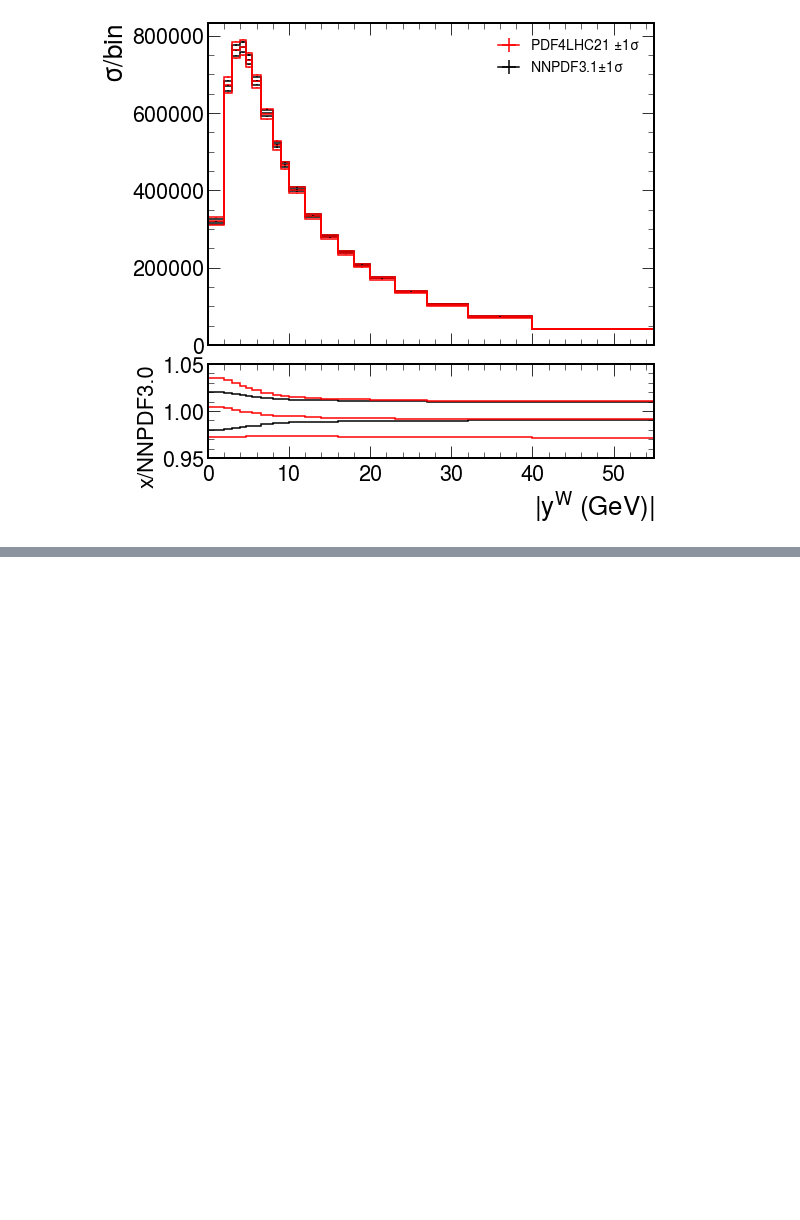
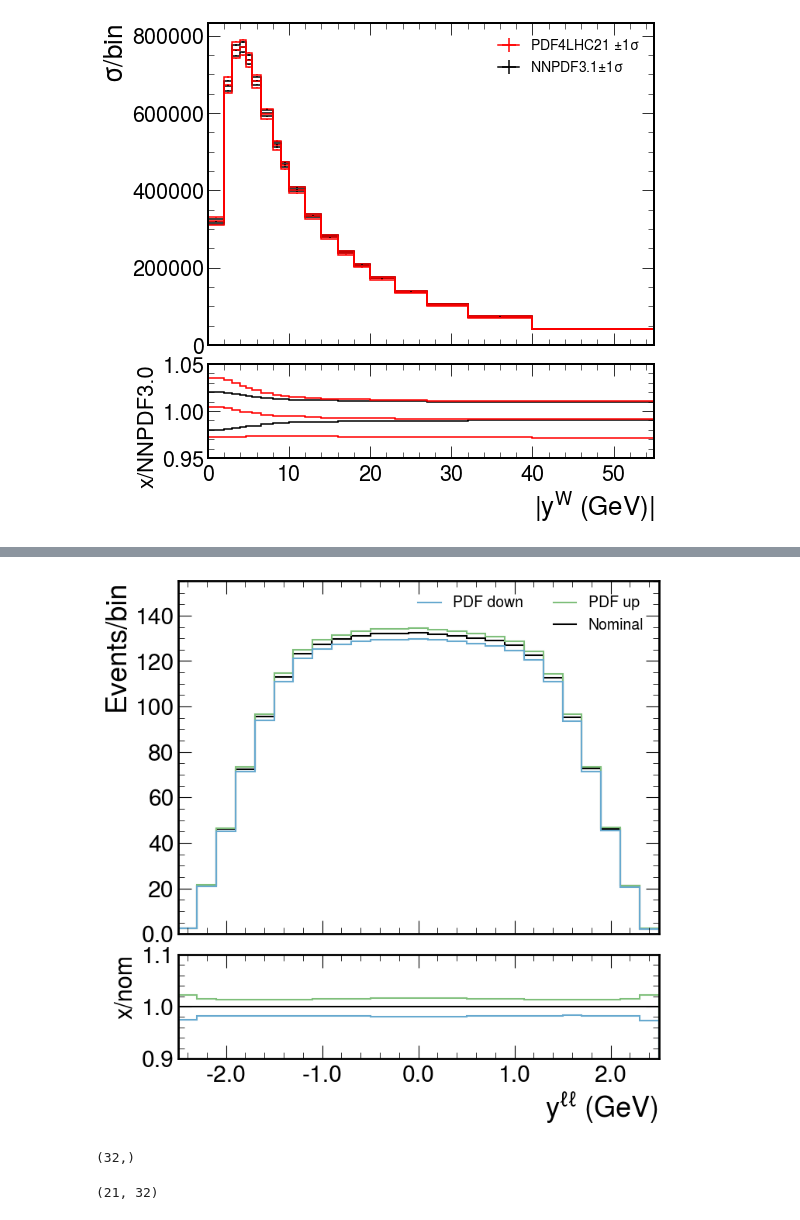
Before and after one commit to bendavid/WRemnants, a Jupyter notebook: notebooks/testPdfUnc.ipynb, the cells around one changed output, grey strips where cells are left out. Saved outputs shown, nothing was run; the diff lists cells and outputs as text; code cells hidden in the pictures; blank space fills up the shorter version.

```diff
--- a/notebooks/testPdfUnc.ipynb
+++ b/notebooks/testPdfUnc.ipynb
@@ -75,0 +101,18 @@ fig = plot_tools.makePlotWithRatioToRef(yhists, colors=colors, labels=names, rra
+# %%
+hup, hdown = theory_tools.hessianPdfUnc(h, uncType="asymHessian")
+# %%
+fig = plot_tools.makePlotWithRatioToRef(
+            [x.project("yll") for x in [hnom,
+                hup,
+                 hdown,
+            ]],
+            ["Nominal", "PDF up", r"PDF down"],
+            colors=["black", "#7fbf7b", "#67a9cf", ],
+            xlabel=r"y$^{\ell\ell}$ (GeV)",
+            ylabel="Events/bin",
+            rlabel="x/nom",
+            rrange=[0.9, 1.1],
+            yscale=1.1,
+            xlim=None, binwnorm=1.0, baseline=True)
+# %% [output]
+[figure, added]
@@ -75,0 +123,8 @@ fig = plot_tools.makePlotWithRatioToRef(yhists, colors=colors, labels=names, rra
+# %%
+a[1:-1:2].shape
+# %% [output]
+(32,)
+# %%
+h.project("ptll", "pdfVar").values(flow=True)[...,1:-1:2].shape
+# %% [output]
+(21, 32)
```
Also changed, not shown: parts of 12 cells of this notebook, 12 other files.
